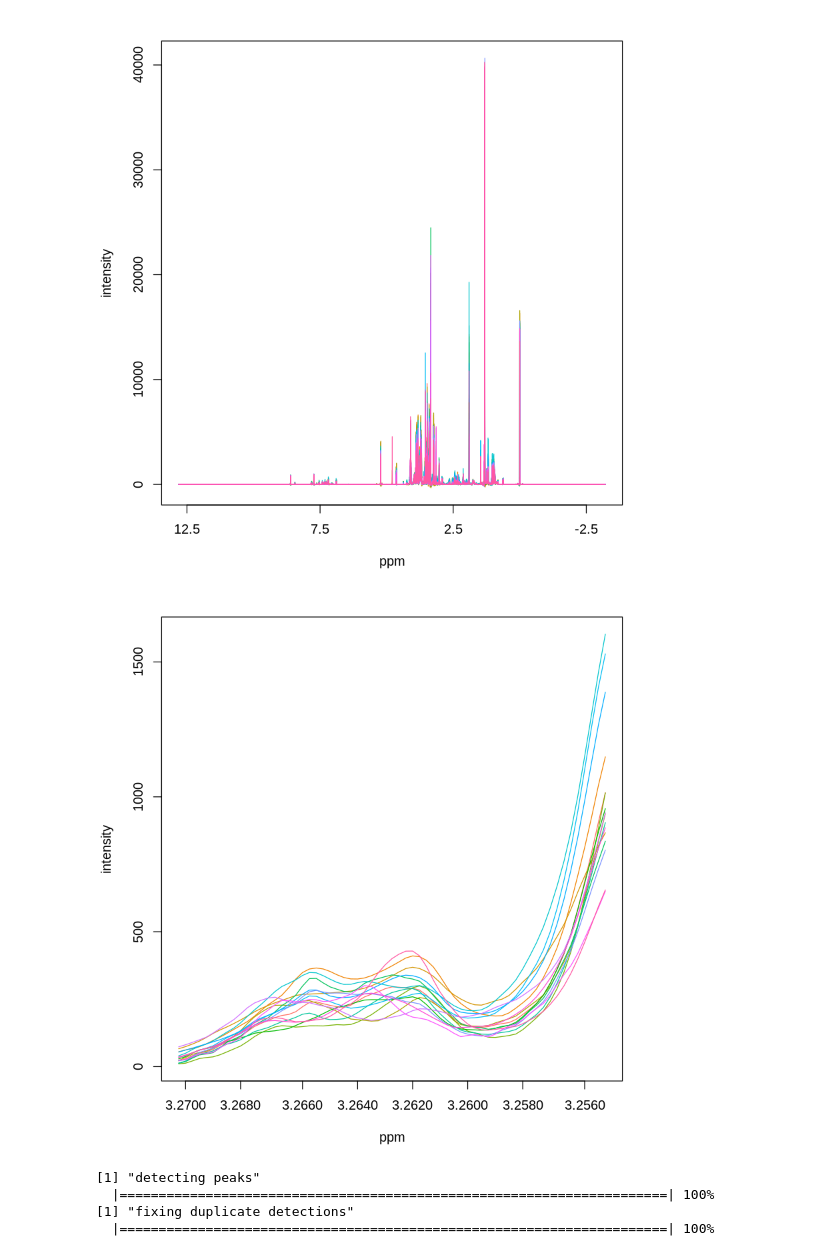
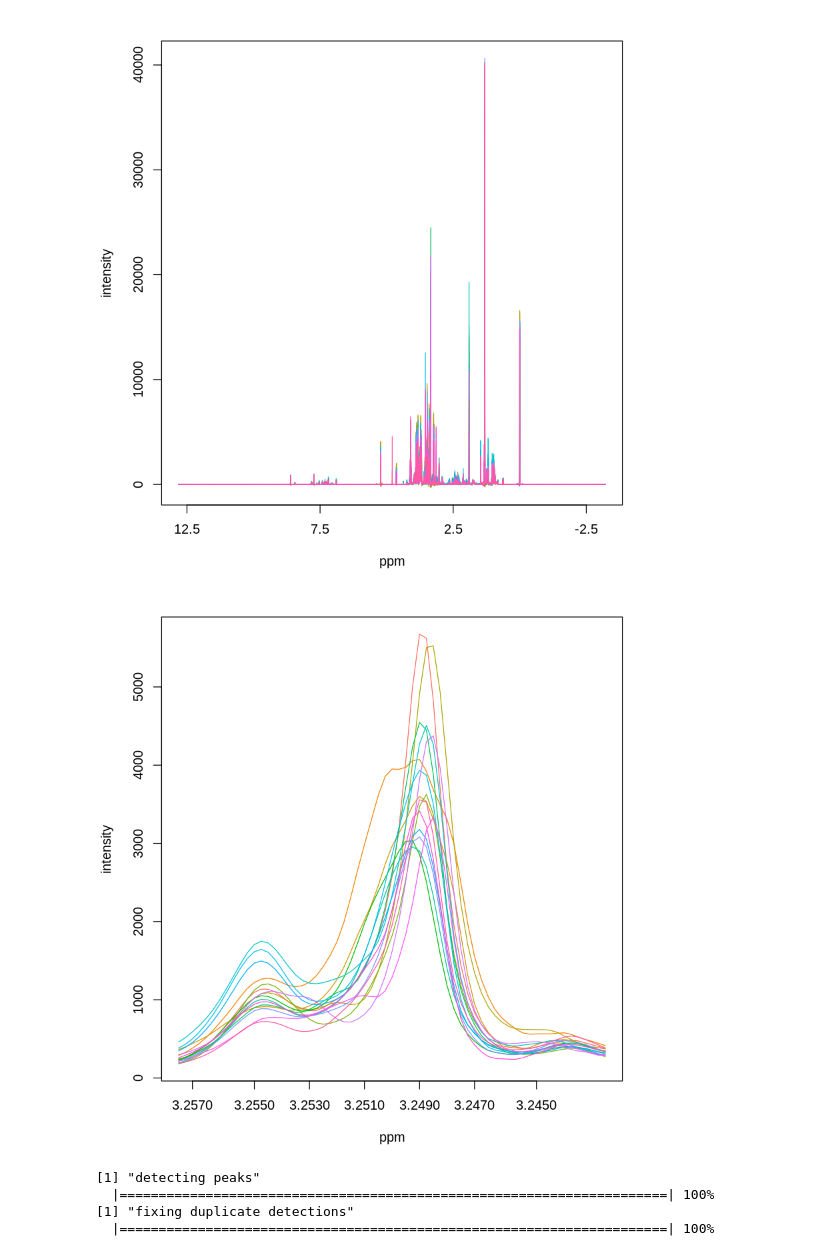
Before and after one commit to mkohram/arion, a Jupyter notebook: notebooks/arion_speaq.R.ipynb, the cells around one changed output. Saved outputs shown, nothing was run; the diff lists cells and outputs as text; code cells hidden in the pictures.

```diff
--- a/notebooks/arion_speaq.R.ipynb
+++ b/notebooks/arion_speaq.R.ipynb
@@ -17,15 +17,15 @@ speaq::drawSpecPPM(Y.spec = spectra,
 # %%
 # small excerpt by defining the region of interest
 speaq::drawSpecPPM(Y.spec = spectra,
                    X.ppm = ppm,
                    legend.extra.x = 1.05,
                    legend.extra.y = 1.0,
-                   ROI.ppm = 3.26278,
+                   ROI.ppm = 3.25,
                    ROI = NULL,
                    roiWidth.ppm = 0.0075,
                    legendpos = "topright" )
 # %% [output]
-[figure, old version]
+[figure, new version]
 # %%
 peaks <- speaq::getWaveletPeaks(Y.spec=spectra,
                                      X.ppm=ppm,
```
Also changed, not shown: parts of 8 cells of this notebook, 7 other files.
